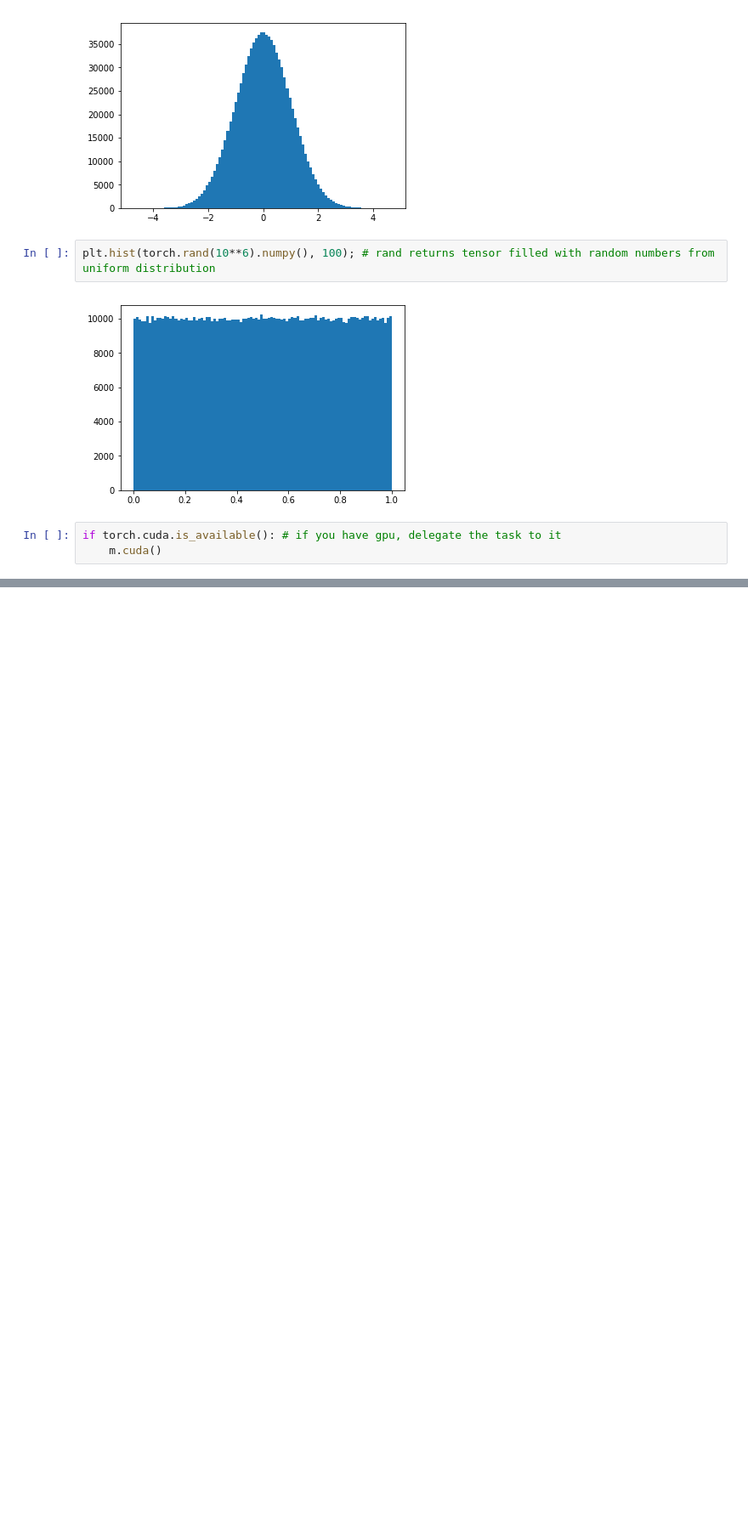
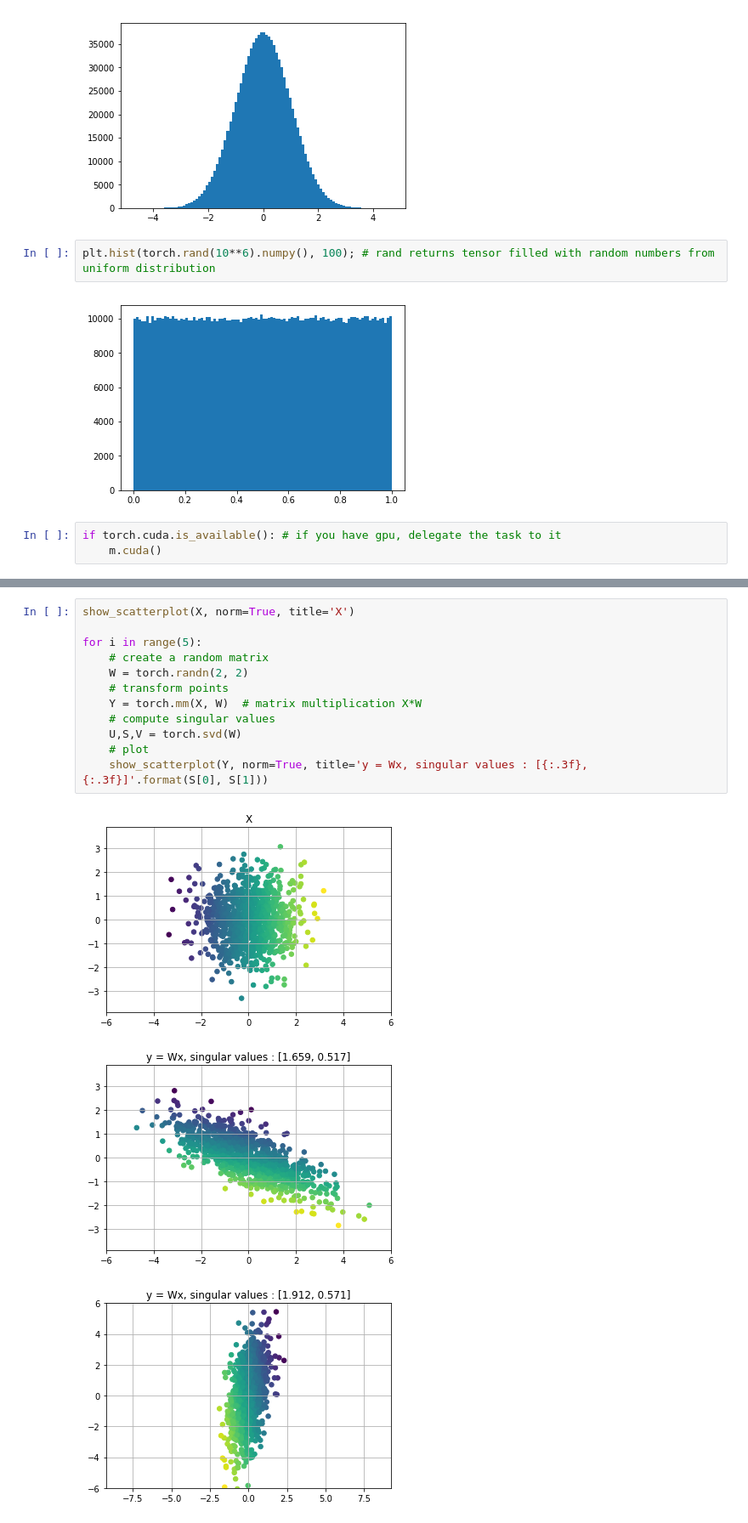
Before and after one commit to kheraAniruddh/Pytorch--Deep-Learning, a Jupyter notebook: TestTorch.ipynb, the cells around one changed output, grey strips where cells are left out. Shown at 85% size. Drawn from its saved outputs; the diff is of its cells as text; blank space fills up the shorter version.

```diff
--- a/TestTorch.ipynb
+++ b/TestTorch.ipynb
@@ -266,0 +308,16 @@ if torch.cuda.is_available(): # if you have gpu, delegate the task to it
+# %%
+show_scatterplot(X, norm=True, title='X')
+
+for i in range(5):
+    # create a random matrix
+    W = torch.randn(2, 2)
+    # transform points
+    Y = torch.mm(X, W)  # matrix multiplication X*W
+    # compute singular values
+    U,S,V = torch.svd(W)
+    # plot
+    show_scatterplot(Y, norm=True, title='y = Wx, singular values : [{:.3f}, {:.3f}]'.format(S[0], S[1]))
+# %% [output]
+[figure, added]
+[figure, added]
+[figure, added]
```
Also changed, not shown: parts of 31 cells of this notebook.
